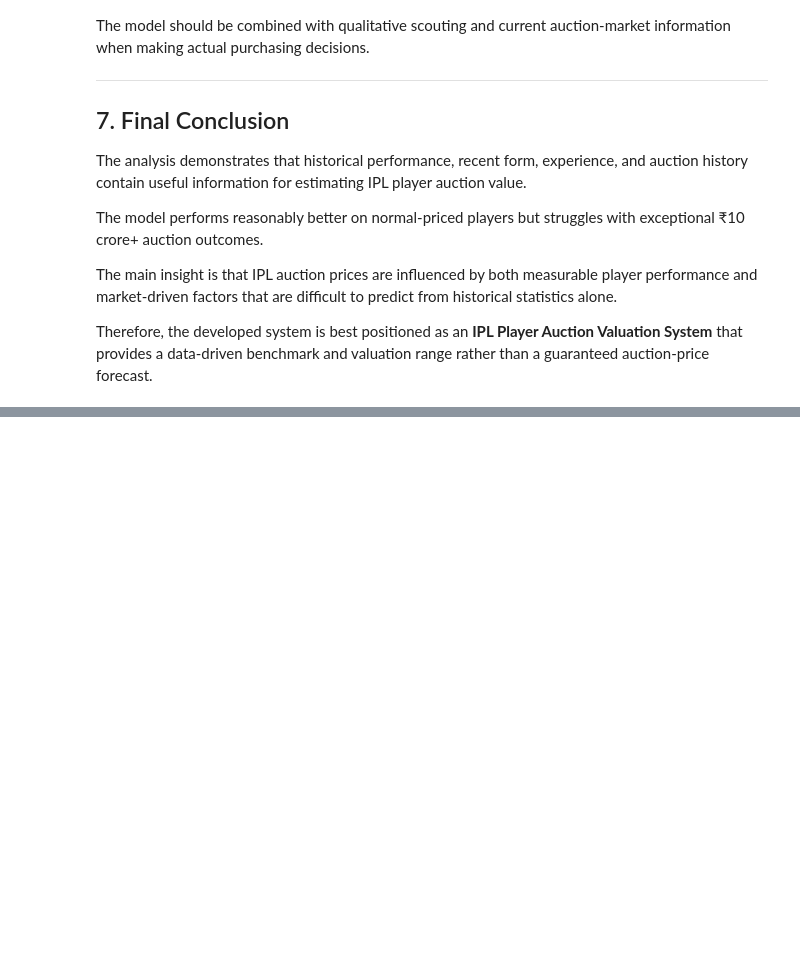
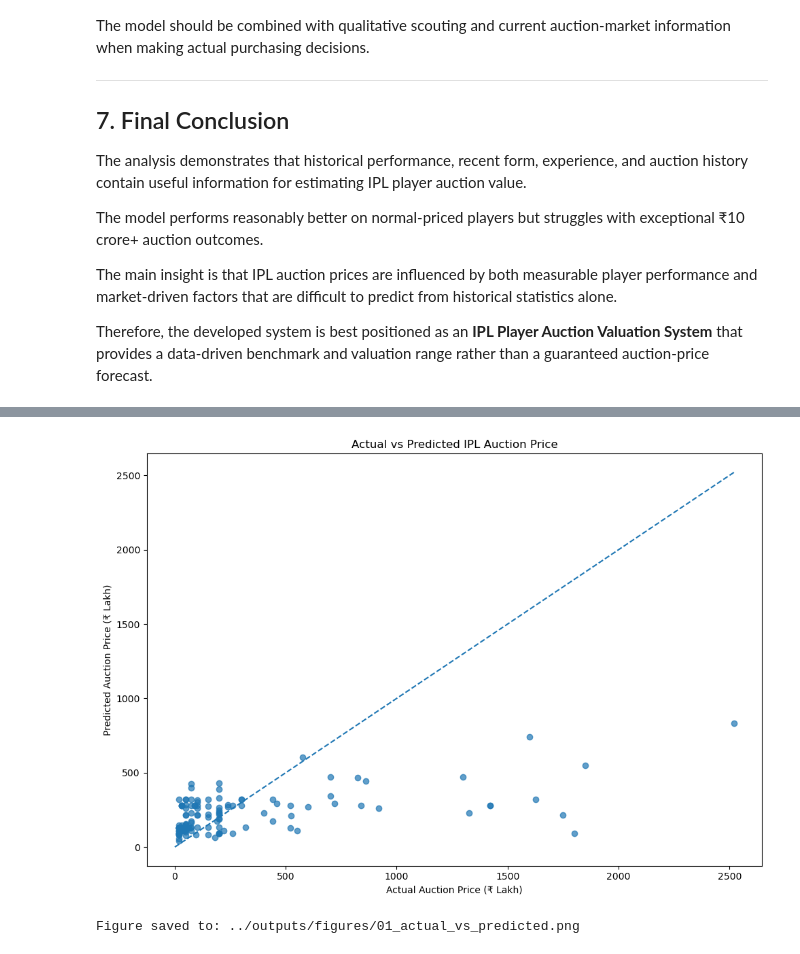
Before and after one commit to Soul0418/IPL, a Jupyter notebook: notebooks/Model_Interpretation.ipynb, the cells around one changed output, grey strips where cells are left out. Drawn from its saved outputs; the diff is of its cells as text; code cells hidden in the pictures; blank space fills up the shorter version.

Commit message:
Add model evaluation visualizations

```diff
--- a/notebooks/Model_Interpretation.ipynb
+++ b/notebooks/Model_Interpretation.ipynb
@@ -1215,0 +1243,15 @@ def show_player_valuation(player_name, auction_year, role, nationality):
+# %%
+import joblib
+
+snapshot_path = "ipl_auction_master_snapshot.joblib"
+
+snapshot = joblib.load(snapshot_path)
+
+print("Snapshot type:", type(snapshot))
+
+if isinstance(snapshot, dict):
+    print("\nSnapshot keys:")
+    for key in snapshot.keys():
+        print(" -", key)
+else:
+    print("\nSnapshot does not contain a dictionary.")
@@ -1215,0 +1379,47 @@ def show_player_valuation(player_name, auction_year, role, nationality):
+# %%
+import matplotlib.pyplot as plt
+import numpy as np
+
+# Get actual auction prices for the same test rows
+y_test_exp = experience_data.loc[X_test_exp.index, "final_price_lakh"].to_numpy()
+
+# Saved model predictions
+y_pred_exp = np.asarray(experience_predictions)
+
+# Safety check
+assert len(y_test_exp) == len(y_pred_exp) == len(X_test_exp)
+
+# Create figure
+plt.figure(figsize=(10, 7))
+
+plt.scatter(
+    y_test_exp,
+    y_pred_exp,
+    alpha=0.7
+)
+
+# Perfect prediction reference line
+max_value = max(y_test_exp.max(), y_pred_exp.max())
+
+plt.plot(
+    [0, max_value],
+    [0, max_value],
+    linestyle="--"
+)
+
+plt.xlabel("Actual Auction Price (₹ Lakh)")
+plt.ylabel("Predicted Auction Price (₹ Lakh)")
+plt.title("Actual vs Predicted IPL Auction Price")
+
+plt.tight_layout()
+
+# Save figure
+figure_path = "../outputs/figures/01_actual_vs_predicted.png"
+plt.savefig(figure_path, dpi=300, bbox_inches="tight")
+
+plt.show()
+
+print(f"Figure saved to: {figure_path}")
+# %% [output]
+[figure, added]
+Figure saved to: ../outputs/figures/01_actual_vs_predicted.png
```
Also changed, not shown: parts of 13 cells of this notebook, 5 other files.
